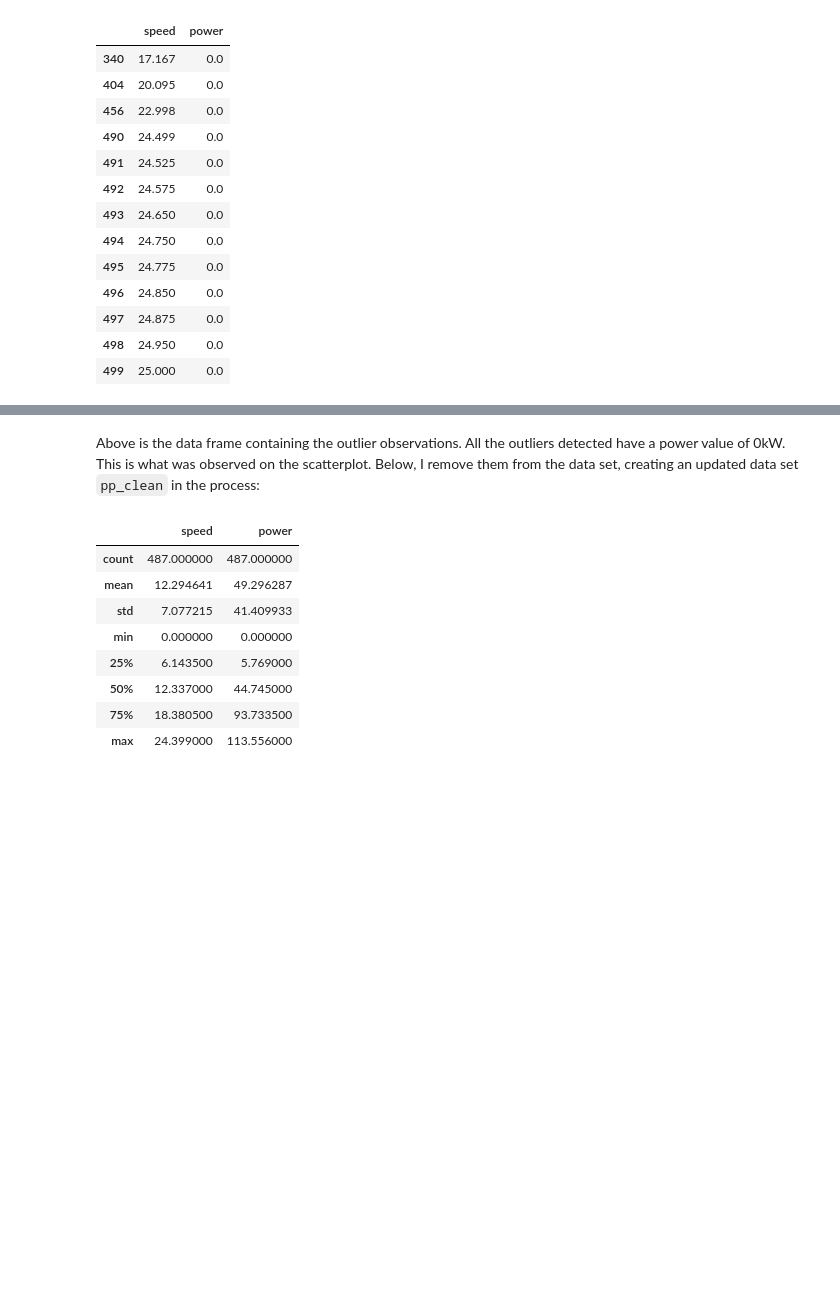
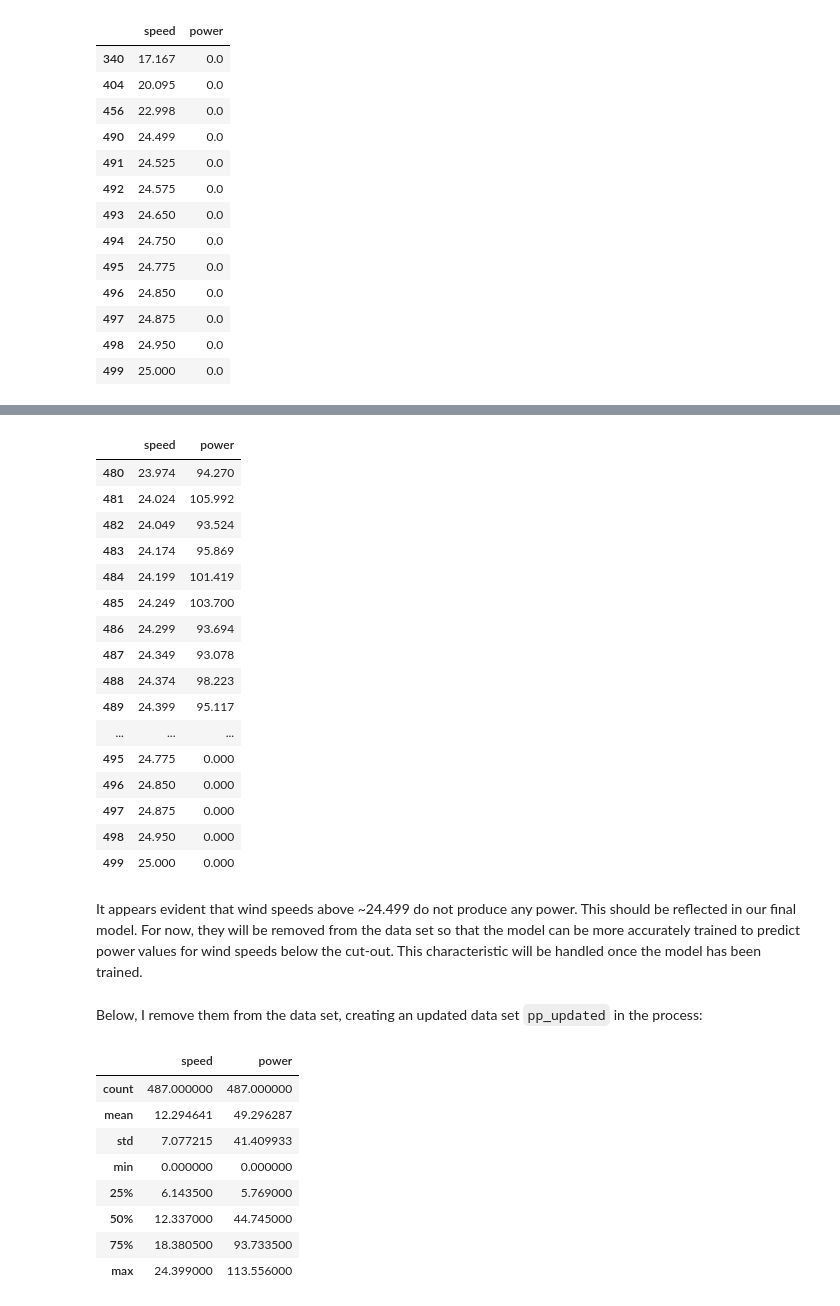
Before and after one commit to colm-o-caoimh/MachineLearning, a Jupyter notebook: mls_project2020.ipynb, the cells around one changed output, grey strips where cells are left out. Cells and saved outputs as stored; diff of their text form; code cells hidden in the pictures; blank space fills up the shorter version.

```diff
--- a/mls_project2020.ipynb
+++ b/mls_project2020.ipynb
@@ -272,4 +274,27 @@ pp_outliers
+# %%
+# Output bottom 20 rows
+pp.tail(20)
+# %% [output]
+|  | speed | power |
+| 480 | 23.974 | 94.270 |
+| 481 | 24.024 | 105.992 |
+| 482 | 24.049 | 93.524 |
+| 483 | 24.174 | 95.869 |
+| 484 | 24.199 | 101.419 |
+| 485 | 24.249 | 103.700 |
+| 486 | 24.299 | 93.694 |
+| 487 | 24.349 | 93.078 |
+| 488 | 24.374 | 98.223 |
+| 489 | 24.399 | 95.117 |
+| ... | ... | ... |
+| 495 | 24.775 | 0.000 |
+| 496 | 24.850 | 0.000 |
+| 497 | 24.875 | 0.000 |
+| 498 | 24.950 | 0.000 |
+| 499 | 25.000 | 0.000 |
+# %% [markdown]
+It appears evident that wind speeds above ~24.499 do not produce any power. This should be reflected in our final model. For now, they will be removed from the data set so that the model can be more accurately trained to predict power values for wind speeds below the cut-out. This characteristic will be handled once the model has been trained.
 # %% [markdown]
-Above is the data frame containing the outlier observations. All the outliers detected have a power value of 0kW. This is what was observed on the scatterplot. Below, I remove them from the data set, creating an updated data set `pp_clean` in the process:
+Below, I remove them from the data set, creating an updated data set `pp_updated` in the process:
 # %%
 # Remove outliers from data set
```
Also changed, not shown: parts of 35 cells of this notebook.
